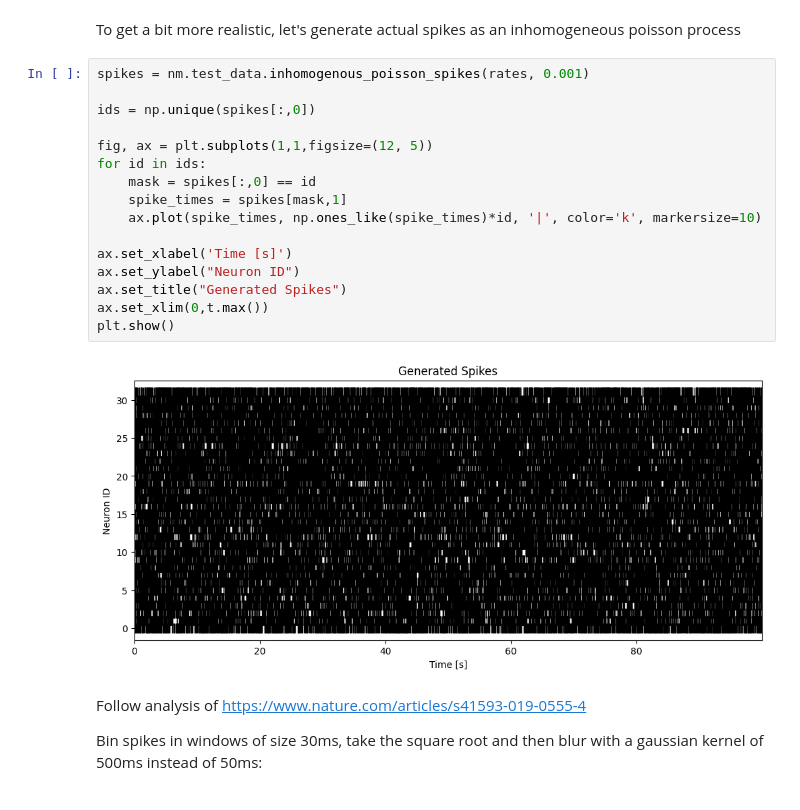
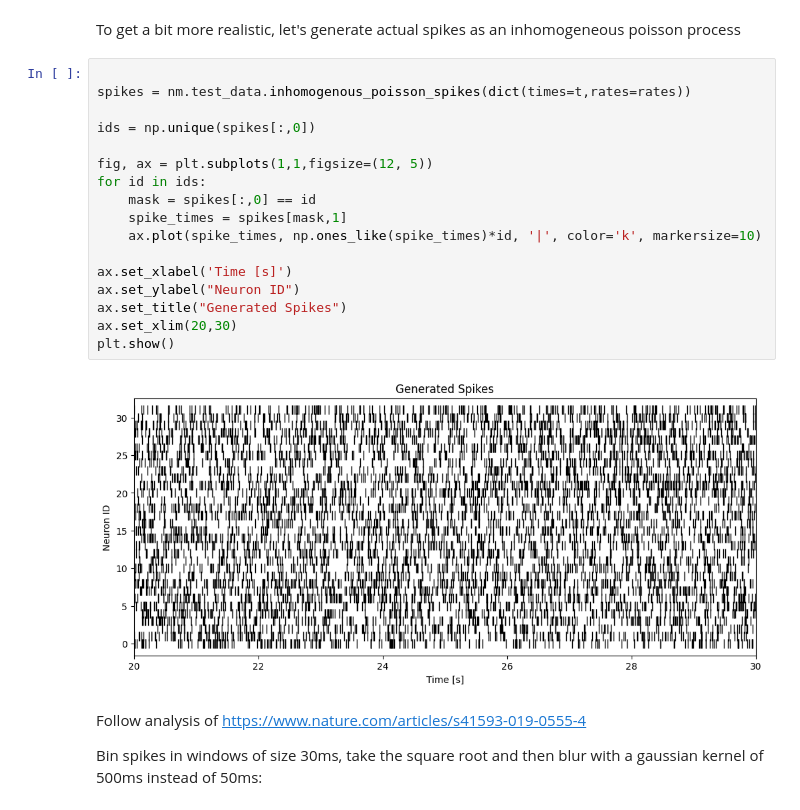
Before and after one commit to zierenberg/neural_manifolds, a Jupyter notebook: notebooks/example_PCA.ipynb, the cells around one changed output. Cells and saved outputs as stored; diff of their text form.

Commit message:
updated API for inhomogenous poisson spikes

```diff
--- a/notebooks/example_PCA.ipynb
+++ b/notebooks/example_PCA.ipynb
@@ -66,23 +67,24 @@ plt.show()
 # %% [markdown]
 To get a bit more realistic, let's generate actual spikes as an inhomogeneous poisson process
 # %%
-spikes = nm.test_data.inhomogenous_poisson_spikes(rates, 0.001)
+
+spikes = nm.test_data.inhomogenous_poisson_spikes(dict(times=t,rates=rates))
 
 ids = np.unique(spikes[:,0])
 
 fig, ax = plt.subplots(1,1,figsize=(12, 5))
 for id in ids:
     mask = spikes[:,0] == id
     spike_times = spikes[mask,1]
     ax.plot(spike_times, np.ones_like(spike_times)*id, '|', color='k', markersize=10)
 
 ax.set_xlabel('Time [s]')
 ax.set_ylabel("Neuron ID")
 ax.set_title("Generated Spikes")
-ax.set_xlim(0,t.max())
+ax.set_xlim(20,30)
 plt.show()
 # %% [output]
-[figure, old version]
+[figure, new version]
 # %% [markdown]
 Follow analysis of https://www.nature.com/articles/s41593-019-0555-4
 
```
Also changed, not shown: parts of 5 cells of this notebook, 1 other file.
